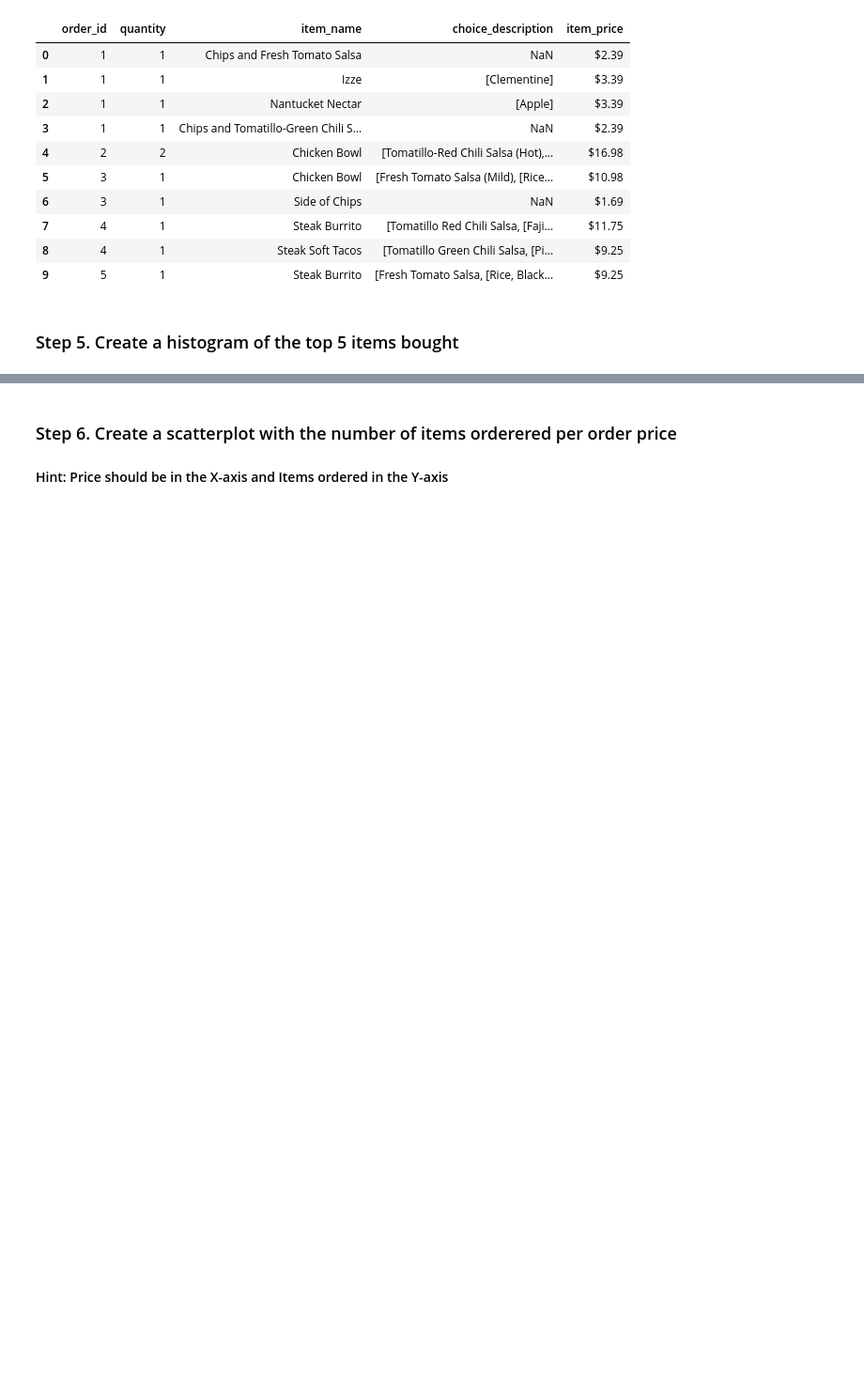
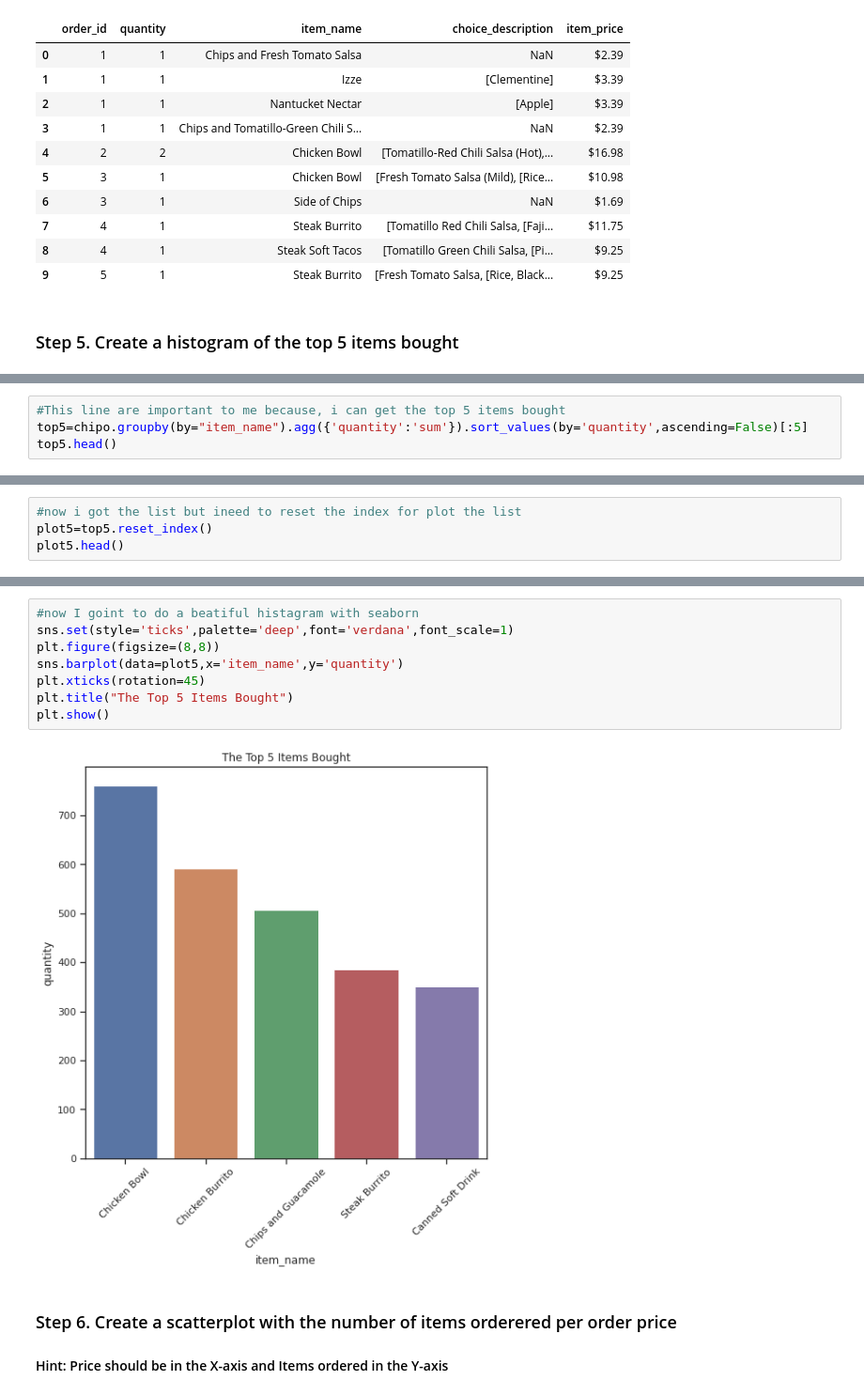
Before and after one commit to Ricardod671/pandas_exercises, a Jupyter notebook: 07_Visualization/Chipotle/Exercises.ipynb, the cells around one changed output, grey strips where cells are left out. Shown at 94% size. Cells and saved outputs as stored; diff of their text form; blank space fills up the shorter version.

Commit message:
I resolve chipotle visualizacion, and plot a real elegant graphs

```diff
--- a/07_Visualization/Chipotle/Exercises.ipynb
+++ b/07_Visualization/Chipotle/Exercises.ipynb
@@ -45,0 +41,4 @@ sns.displot(data=chipo,x="item_name")
+# %%
+#This line are important to me because, i can get the top 5 items bought
+top5=chipo.groupby(by="item_name").agg({'quantity':'sum'}).sort_values(by='quantity',ascending=False)[:5]
+top5.head()
@@ -45,0 +53,4 @@ sns.displot(data=chipo,x="item_name")
+# %%
+#now i got the list but ineed to reset the index for plot the list
+plot5=top5.reset_index()
+plot5.head()
@@ -46,3 +64,13 @@ sns.displot(data=chipo,x="item_name")
+# %%
+#now I goint to do a beatiful histagram with seaborn
+sns.set(style='ticks',palette='deep',font='verdana',font_scale=1)
+plt.figure(figsize=(8,8))
+sns.barplot(data=plot5,x='item_name',y='quantity')
+plt.xticks(rotation=45)
+plt.title("The Top 5 Items Bought")
+plt.show()
+# %% [output]
+[figure, added]
 # %% [markdown]
 ### Step 6. Create a scatterplot with the number of items orderered per order price
 #### Hint: Price should be in the X-axis and Items ordered in the Y-axis
```
Also changed, not shown: parts of 7 cells of this notebook.
